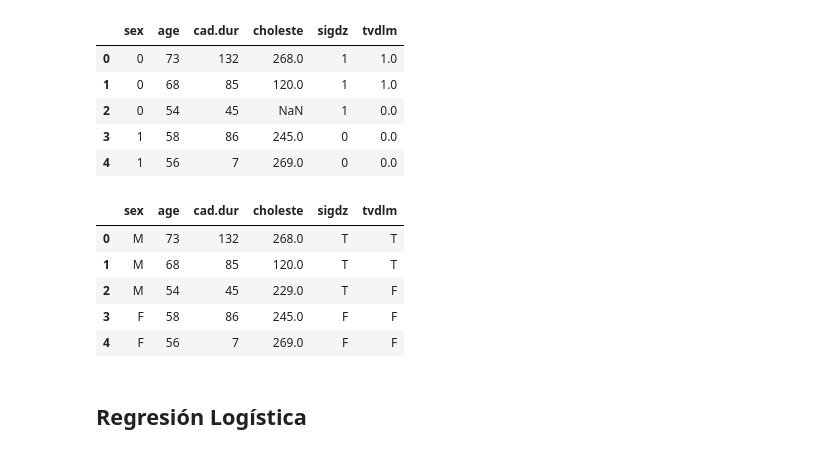
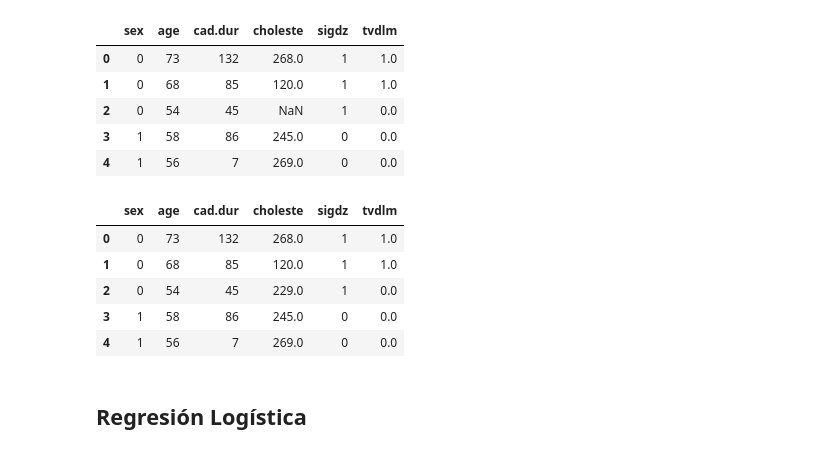
Before and after one commit to FelipeGorostiaga/MachineLearning, a Jupyter notebook: src/tp4/tp4.ipynb, the cells around one changed output. Saved outputs shown, nothing was run; the diff lists cells and outputs as text; code cells hidden in the pictures.

```diff
--- a/src/tp4/tp4.ipynb
+++ b/src/tp4/tp4.ipynb
@@ -16,28 +16,28 @@ df.head()
 # %%
 import numpy as np
 
 # Sanitize dataset
 result_column = 'sigdz'
 columns = ['sex', 'age', 'cad.dur', 'choleste', 'tvdlm']
 numeric_columns = ['age', 'cad.dur', 'choleste']
 
 # Replace numeric value for `sigdz` with logical value
-df.replace({result_column: {1: 'T', 0: 'F'}}, inplace=True)
-df.replace({'tvdlm': {1: 'T', 0: 'F'}}, inplace=True)
-df.replace({'sex': {1: 'F', 0: 'M'}}, inplace=True)
+#df.replace({result_column: {1: 'T', 0: 'F'}}, inplace=True)
+#df.replace({'tvdlm': {1: 'T', 0: 'F'}}, inplace=True)
+#df.replace({'sex': {1: 'F', 0: 'M'}}, inplace=True)
 
 # Replace NaN occurrences with mean
 for column in numeric_columns:
     df.replace({column: {np.nan: int(df[column].mean())}}, inplace=True)
 
 df.head()
 # %% [output]
 |  | sex | age | cad.dur | choleste | sigdz | tvdlm |
-| 0 | M | 73 | 132 | 268.0 | T | T |
-| 1 | M | 68 | 85 | 120.0 | T | T |
-| 2 | M | 54 | 45 | 229.0 | T | F |
-| 3 | F | 58 | 86 | 245.0 | F | F |
-| 4 | F | 56 | 7 | 269.0 | F | F |
+| 0 | 0 | 73 | 132 | 268.0 | 1 | 1.0 |
+| 1 | 0 | 68 | 85 | 120.0 | 1 | 1.0 |
+| 2 | 0 | 54 | 45 | 229.0 | 1 | 0.0 |
+| 3 | 1 | 58 | 86 | 245.0 | 0 | 0.0 |
+| 4 | 1 | 56 | 7 | 269.0 | 0 | 0.0 |
 # %% [markdown]
 ## Regresión Logística
 # %%
```
Also changed, not shown: parts of 5 cells of this notebook, 1 other file.
